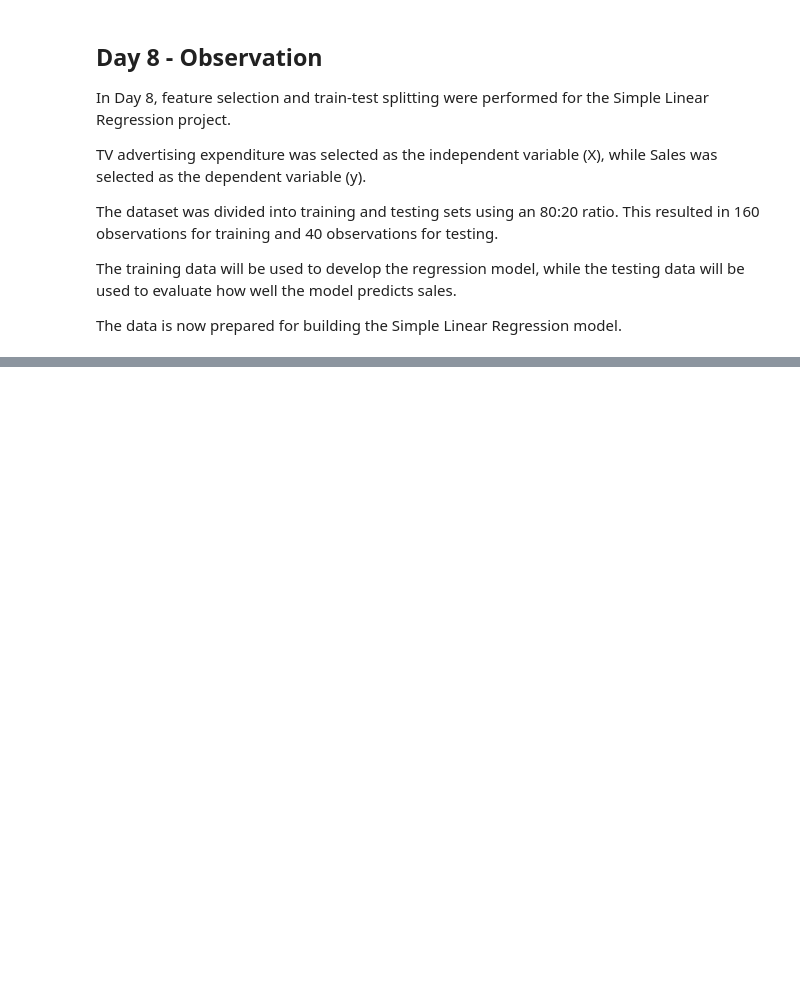
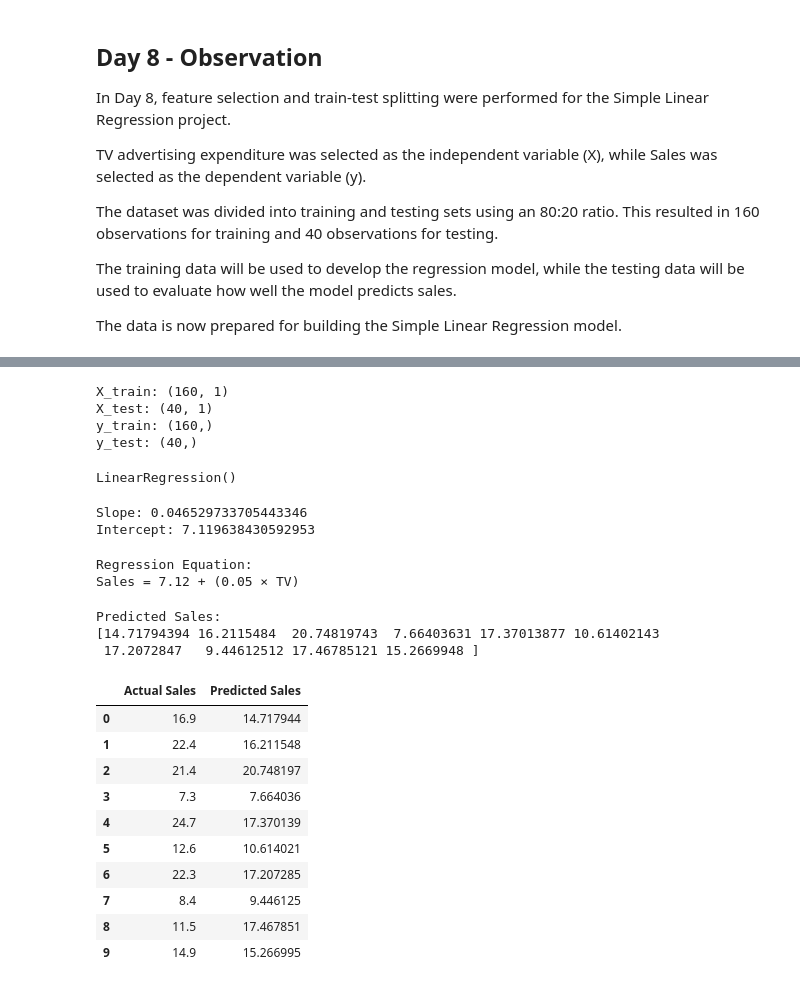
Before and after one commit to shreeshreeya69-crypto/simple-linear-regression-ybi, a Jupyter notebook: Simple_Linear_Regression_YBI.ipynb, the cells around one changed output, grey strips where cells are left out. Saved outputs shown, nothing was run; the diff lists cells and outputs as text; code cells hidden in the pictures; blank space fills up the shorter version.

Commit message:
Day 9 - Built Simple Linear Regression Model

```diff
--- a/Simple_Linear_Regression_YBI.ipynb
+++ b/Simple_Linear_Regression_YBI.ipynb
@@ -781,0 +810,67 @@ The data is now prepared for building the Simple Linear Regression model.
+# %%
+from sklearn.model_selection import train_test_split
+
+X_train, X_test, y_train, y_test = train_test_split(
+    X,
+    y,
+    test_size=0.2,
+    random_state=42
+)
+
+print("X_train:", X_train.shape)
+print("X_test:", X_test.shape)
+print("y_train:", y_train.shape)
+print("y_test:", y_test.shape)
+# %% [output]
+X_train: (160, 1)
+X_test: (40, 1)
+y_train: (160,)
+y_test: (40,)
+# %%
+from sklearn.linear_model import LinearRegression
+
+model = LinearRegression()
+# %%
+model.fit(X_train, y_train)
+# %% [output]
+LinearRegression()
+# %%
+print("Slope:", model.coef_[0])
+print("Intercept:", model.intercept_)
+# %% [output]
+Slope: 0.046529733705443346
+Intercept: 7.119638430592953
+# %%
+print("Regression Equation:")
+print(f"Sales = {model.intercept_:.2f} + ({model.coef_[0]:.2f} × TV)")
+# %% [output]
+Regression Equation:
+Sales = 7.12 + (0.05 × TV)
+# %%
+y_pred = model.predict(X_test)
+
+print("Predicted Sales:")
+print(y_pred[:10])
+# %% [output]
+Predicted Sales:
+[14.71794394 16.2115484  20.74819743  7.66403631 17.37013877 10.61402143
+ 17.2072847   9.44612512 17.46785121 15.2669948 ]
+# %%
+comparison = pd.DataFrame({
+    'Actual Sales': y_test.values,
+    'Predicted Sales': y_pred
+})
+
+comparison.head(10)
+# %% [output]
+|  | Actual Sales | Predicted Sales |
+| 0 | 16.9 | 14.717944 |
+| 1 | 22.4 | 16.211548 |
+| 2 | 21.4 | 20.748197 |
+| 3 | 7.3 | 7.664036 |
+| 4 | 24.7 | 17.370139 |
+| 5 | 12.6 | 10.614021 |
+| 6 | 22.3 | 17.207285 |
+| 7 | 8.4 | 9.446125 |
+| 8 | 11.5 | 17.467851 |
+| 9 | 14.9 | 15.266995 |
```
Also changed, not shown: parts of 4 cells of this notebook.
